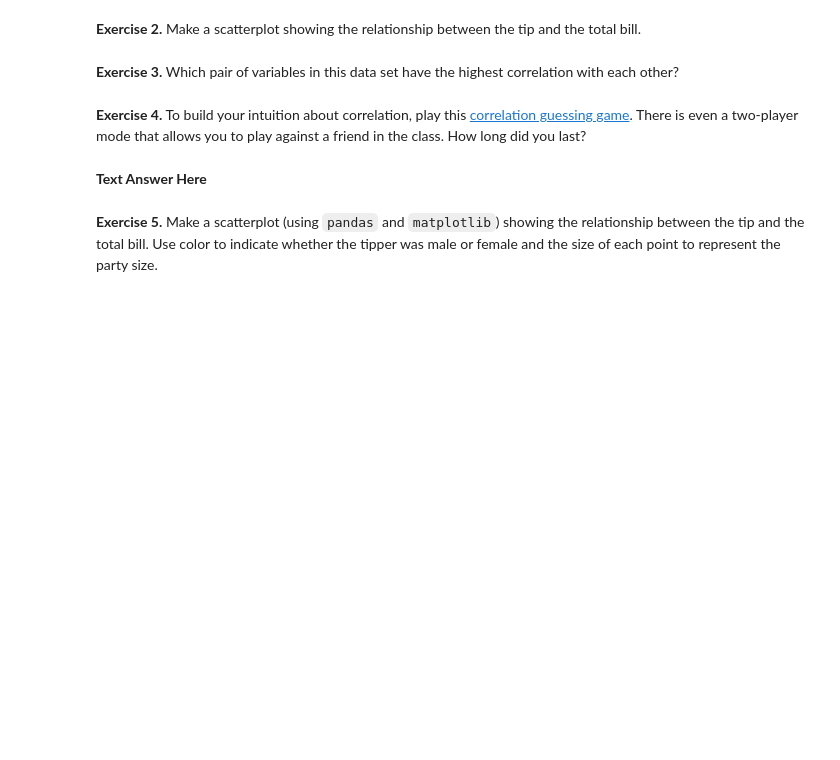
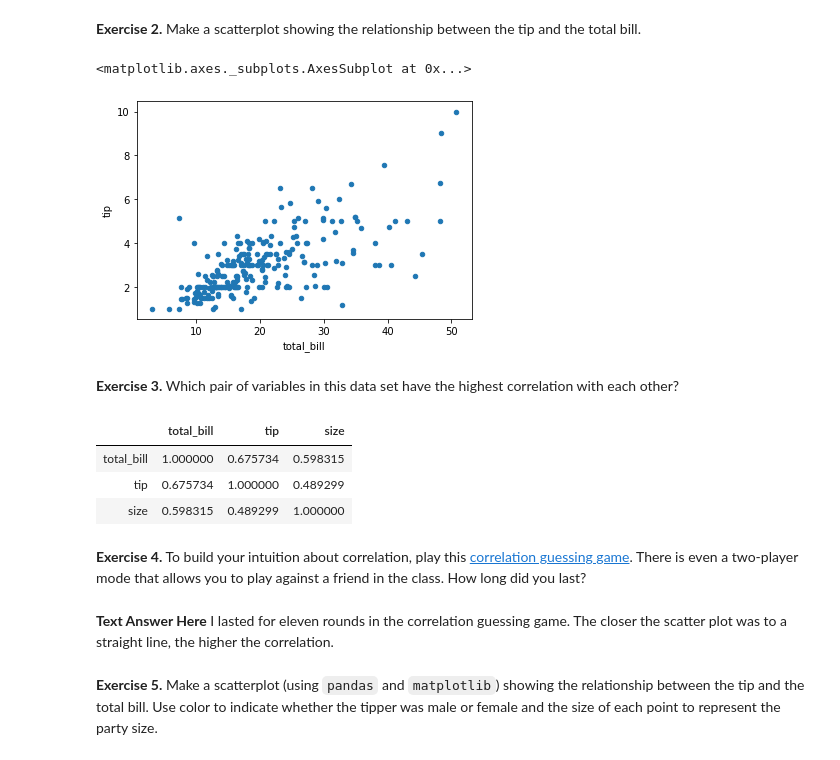
Before and after one commit to thegerrit/data_science, a Jupyter notebook: labs/Lab09-RelationshipsQuantitativeVariables.ipynb, the cells around one changed output. Drawn from its saved outputs; the diff is of its cells as text; code cells hidden in the pictures; blank space fills up the shorter version.

```diff
--- a/labs/Lab09-RelationshipsQuantitativeVariables.ipynb
+++ b/labs/Lab09-RelationshipsQuantitativeVariables.ipynb
@@ -174,3 +213,5 @@ housing_df[variables].corr()
 Exercises 2-3 deal with the Tips data set (`./data/tips.csv`).  Write some code below to open this dataset.
 # %%
 # ENTER YOUR CODE HERE
+tips_df = pd.read_csv("./data/tips.csv")
+tips_df.head()
@@ -178,5 +226,9 @@ Exercises 2-3 deal with the Tips data set (`./data/tips.csv`).  Write some code
 **Exercise 2.** Make a scatterplot showing the relationship between the tip and the total bill.
 # %%
 # ENTER YOUR CODE HERE
+tips_df.plot.scatter(x = "total_bill", y = "tip")
+# %% [output]
+<matplotlib.axes._subplots.AxesSubplot at 0x...>
+[figure, added]
 # %% [markdown]
 **Exercise 3.** Which pair of variables in this data set have the highest correlation with each other?
@@ -185,6 +235,19 @@ Exercises 2-3 deal with the Tips data set (`./data/tips.csv`).  Write some code
+# %%
+# ENTER YOUR CODE HERE
+tips_variables = ["total_bill", "tip", "sex", "smoker", "day", "time", "size"]
+
+tips_df[tips_variables].corr()
+
+#tip and total_bill have the highest correlation (0.6757) if we don't count correlation of variables to themselves.
+# %% [output]
+|  | total_bill | tip | size |
+| total_bill | 1.000000 | 0.675734 | 0.598315 |
+| tip | 0.675734 | 1.000000 | 0.489299 |
+| size | 0.598315 | 0.489299 | 1.000000 |
 # %% [markdown]
 **Exercise 4.** To build your intuition about correlation, play this [correlation guessing game](http://guessthecorrelation.com/). There is even a two-player mode that allows you to play against a friend in the class.  How long did you last?
-# %% [markdown]
-**Text Answer Here**
+# %% [markdown]
+**Text Answer Here**
+I lasted for eleven rounds in the correlation guessing game. The closer the scatter plot was to a straight line, the higher the correlation.
 # %% [markdown]
 **Exercise 5.** Make a scatterplot (using `pandas` and `matplotlib`) showing the relationship between the tip and the total bill. Use color to indicate whether the tipper was male or female and the size of each point to represent the party size.
```
Also changed, not shown: parts of 17 cells of this notebook.
